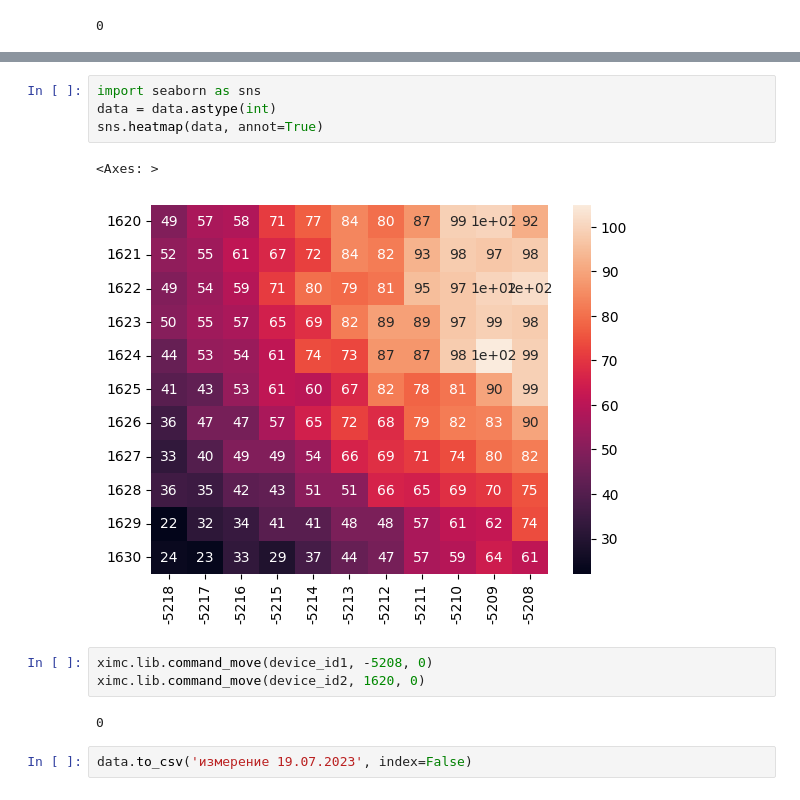
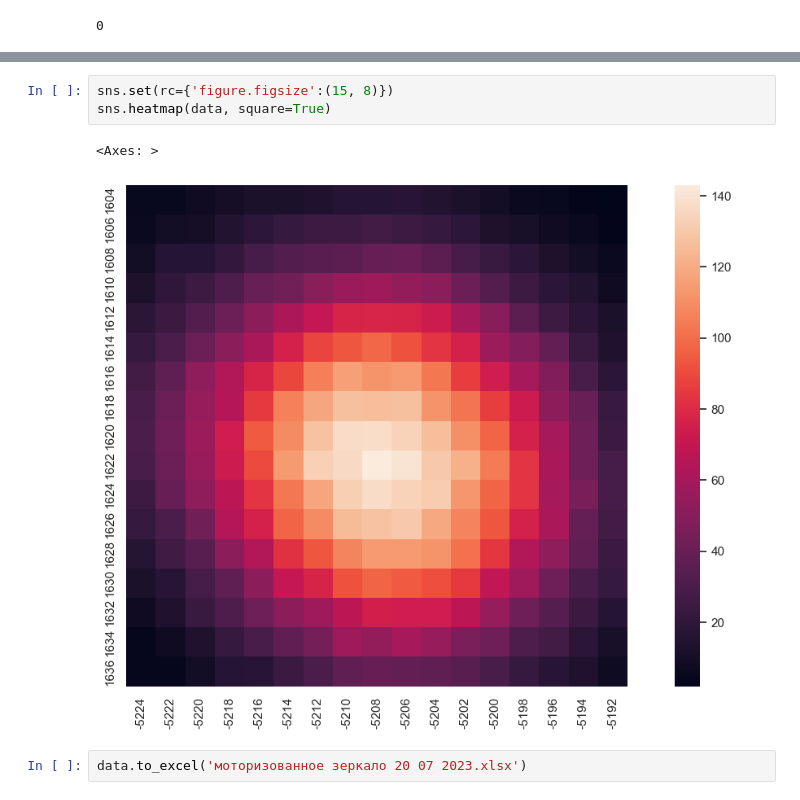
Before and after one commit to m-vsevolod/LPQIT_app, a Jupyter notebook: notebooks/mirror.ipynb, the cells around one changed output, grey strips where cells are left out. Saved outputs shown, nothing was run; the diff lists cells and outputs as text.

```diff
--- a/notebooks/mirror.ipynb
+++ b/notebooks/mirror.ipynb
@@ -176,14 +151,8 @@ data
-# %%
-import seaborn as sns
-data = data.astype(int)
-sns.heatmap(data, annot=True)
-# %% [output]
-<Axes: >
-[figure, removed]
-# %%
-ximc.lib.command_move(device_id1, -5208, 0)
-ximc.lib.command_move(device_id2, 1620, 0)
-# %% [output]
-0
-# %%
-data.to_csv('измерение 19.07.2023', index=False)
+# %%
+sns.set(rc={'figure.figsize':(15, 8)})
+sns.heatmap(data, square=True)
+# %% [output]
+<Axes: >
+[figure, added]
+# %%
+data.to_excel('моторизованное зеркало 20 07 2023.xlsx')
```
Also changed, not shown: parts of 8 cells of this notebook, 1 other file.
